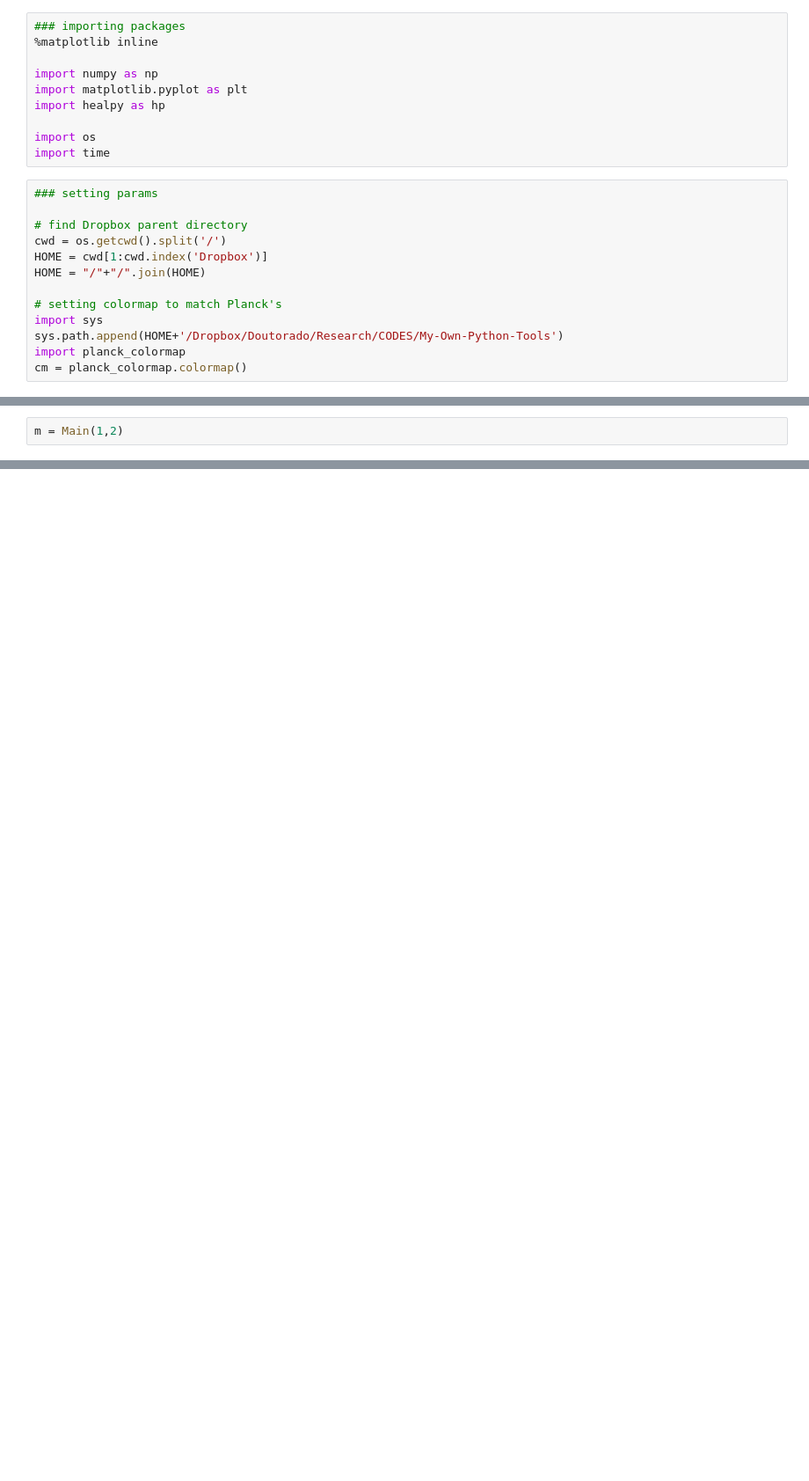
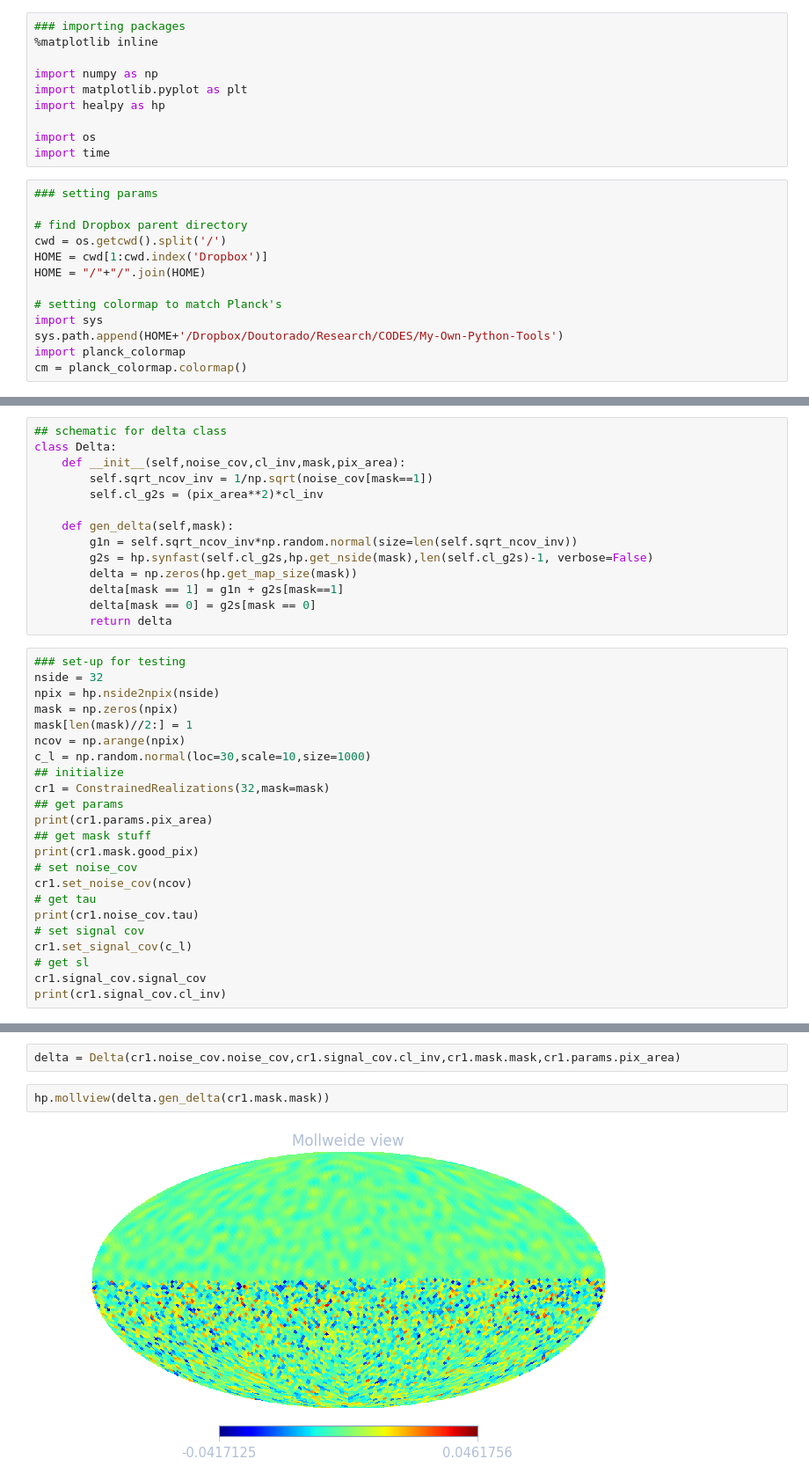
Before and after one commit to modw/constrained-realizations, a Jupyter notebook: Setting up the Constrained Realizations classes.ipynb, the cells around one changed output, grey strips where cells are left out. Shown at 88% size. Cells and saved outputs as stored; diff of their text form; blank space fills up the shorter version.

Commit message:
Finished class split; added Delta class for delta generation

```diff
--- a/Setting up the Constrained Realizations classes.ipynb
+++ b/Setting up the Constrained Realizations classes.ipynb
@@ -125,2 +23,0 @@ class Sub(Main):
-# %%
-m = Main(1,2)
@@ -134,0 +115,37 @@ s.absum
+# %%
+## schematic for delta class
+class Delta:
+    def __init__(self,noise_cov,cl_inv,mask,pix_area):
+        self.sqrt_ncov_inv = 1/np.sqrt(noise_cov[mask==1])
+        self.cl_g2s = (pix_area**2)*cl_inv
+
+    def gen_delta(self,mask):
+        g1n = self.sqrt_ncov_inv*np.random.normal(size=len(self.sqrt_ncov_inv))
+        g2s = hp.synfast(self.cl_g2s,hp.get_nside(mask),len(self.cl_g2s)-1, verbose=False)
+        delta = np.zeros(hp.get_map_size(mask))
+        delta[mask == 1] = g1n + g2s[mask==1]
+        delta[mask == 0] = g2s[mask == 0]
+        return delta
+# %%
+### set-up for testing
+nside = 32
+npix = hp.nside2npix(nside)
+mask = np.zeros(npix)
+mask[len(mask)//2:] = 1
+ncov = np.arange(npix)
+c_l = np.random.normal(loc=30,scale=10,size=1000)
+## initialize
+cr1 = ConstrainedRealizations(32,mask=mask)
+## get params
+print(cr1.params.pix_area)
+## get mask stuff
+print(cr1.mask.good_pix)
+# set noise_cov
+cr1.set_noise_cov(ncov)
+# get tau
+print(cr1.noise_cov.tau)
+# set signal cov
+cr1.set_signal_cov(c_l)
+# get sl
+cr1.signal_cov.signal_cov
+print(cr1.signal_cov.cl_inv)
@@ -134,0 +165,6 @@ s.absum
+# %%
+delta = Delta(cr1.noise_cov.noise_cov,cr1.signal_cov.cl_inv,cr1.mask.mask,cr1.params.pix_area)
+# %%
+hp.mollview(delta.gen_delta(cr1.mask.mask))
+# %% [output]
+[figure, added]
```
Also changed, not shown: parts of 10 cells of this notebook.
